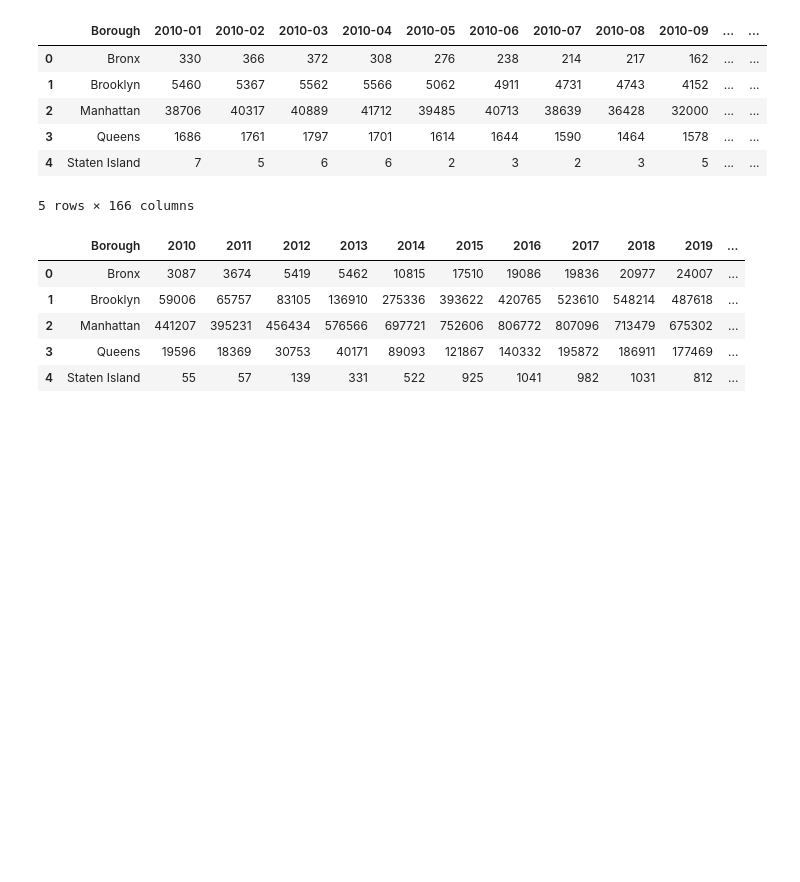
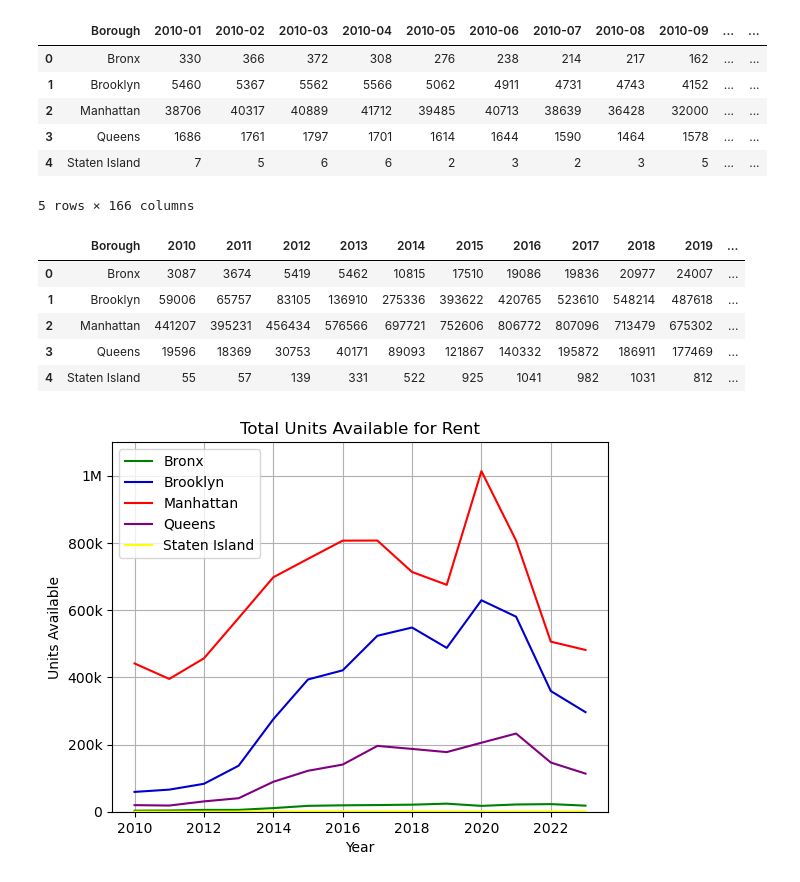
Before and after one commit to mtkrebs87/Project_1, a Jupyter notebook: Code Repository/boroughsum (4).ipynb, the cells around one changed output. Drawn from its saved outputs; the diff is of its cells as text; code cells hidden in the pictures; blank space fills up the shorter version.

Commit message:
Update
Had to re-do the line graph as it didn't save last night after modifying the file nesting.

```diff
--- a/Code Repository/boroughsum (4).ipynb
+++ b/Code Repository/boroughsum (4).ipynb
@@ -45,3 +46,32 @@ df_yearly_sum.head()
 | 2 | Manhattan | 441207 | 395231 | 456434 | 576566 | 697721 | 752606 | 806772 | 807096 | 713479 | 675302 | ... |
 | 3 | Queens | 19596 | 18369 | 30753 | 40171 | 89093 | 121867 | 140332 | 195872 | 186911 | 177469 | ... |
 | 4 | Staten Island | 55 | 57 | 139 | 331 | 522 | 925 | 1041 | 982 | 1031 | 812 | ... |
+# %%
+#Create the x and y axis lists
+time = np.arange(2010, 2024, 1)
+bronx_sum = [3087,3674,5419,5462,10815,17510,19086,19836,20977,24007,17403,21560,22666,18069]
+brooklyn_sum = [59006,65757,83105,136910,275336,393622,420765,523610,548214,487618,629297,580416,359197,296376]
+manhattan_sum = [441207,395231,456434,576566,697721,752606,806772,807096,713479,675302,1013629,806908,506199,481479]
+queens_sum = [19596,18369,30753,40171,89093,121867,140332,195872,186911,177469,205331,232639,146431,113475]
+staten_island_sum = [55,57,139,331,522,925,1041,982,1031,812,481,627,925,742]
+# %%
+#Plot the chart, add styling
+bronx_line = plt.plot(time, bronx_sum, color="green", label="Bronx")
+brooklyn_line = plt.plot(time, brooklyn_sum, color="mediumblue", label="Brooklyn")
+manhattan_line = plt.plot(time, manhattan_sum, color="red", label="Manhattan")
+queens_line = plt.plot(time, queens_sum, color="purple", label="Queens")
+staten_island_line = plt.plot(time, staten_island_sum, color="yellow", label="Staten Island")
+
+#Labels to axes
+plt.title("Total Units Available for Rent")
+plt.xlabel("Year")
+plt.ylabel("Units Available")
+plt.yticks([0, 200000, 400000, 600000, 800000, 1000000], ["0", "200k", "400k", "600k", "800k", "1M"])
+plt.ylim(0, 1100000)
+plt.grid()
+
+#Create Legend for chart
+plt.legend()
+plt.show()
+# %% [output]
+[figure, added]
```
Also changed, not shown: parts of 1 cell of this notebook.
